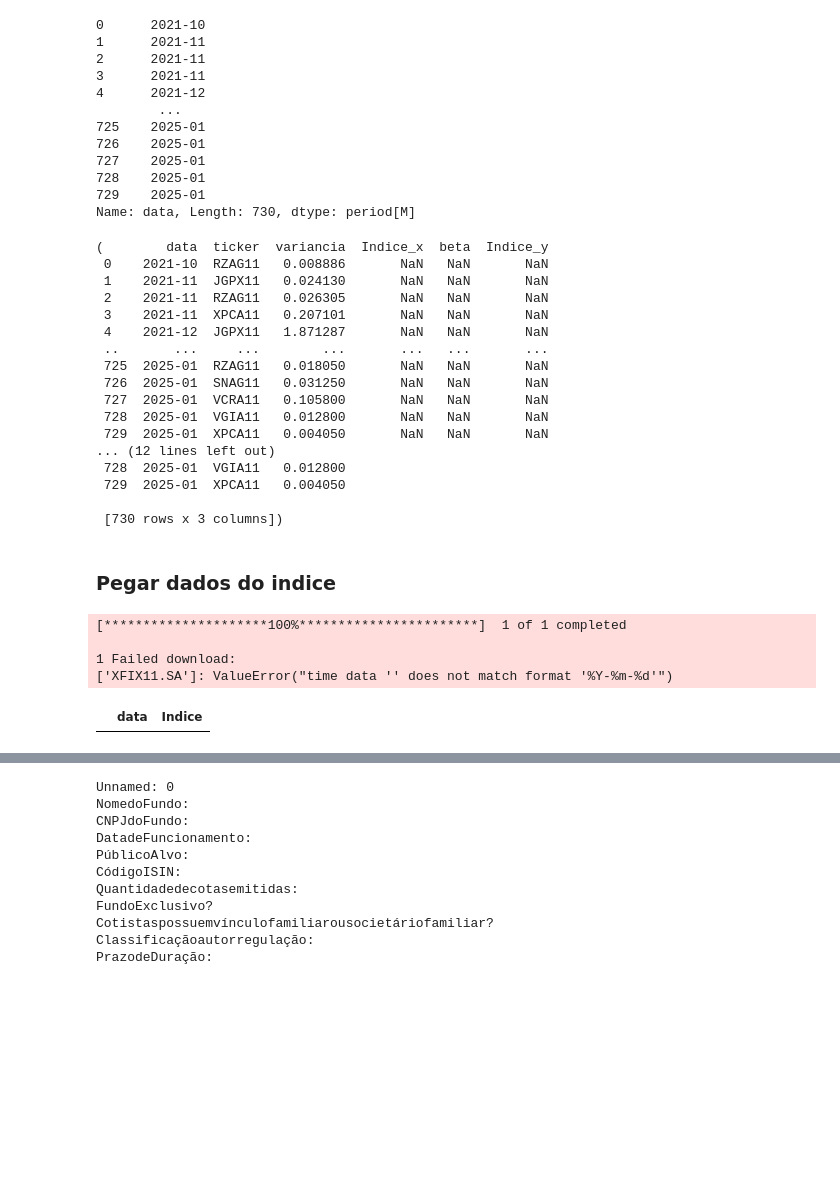
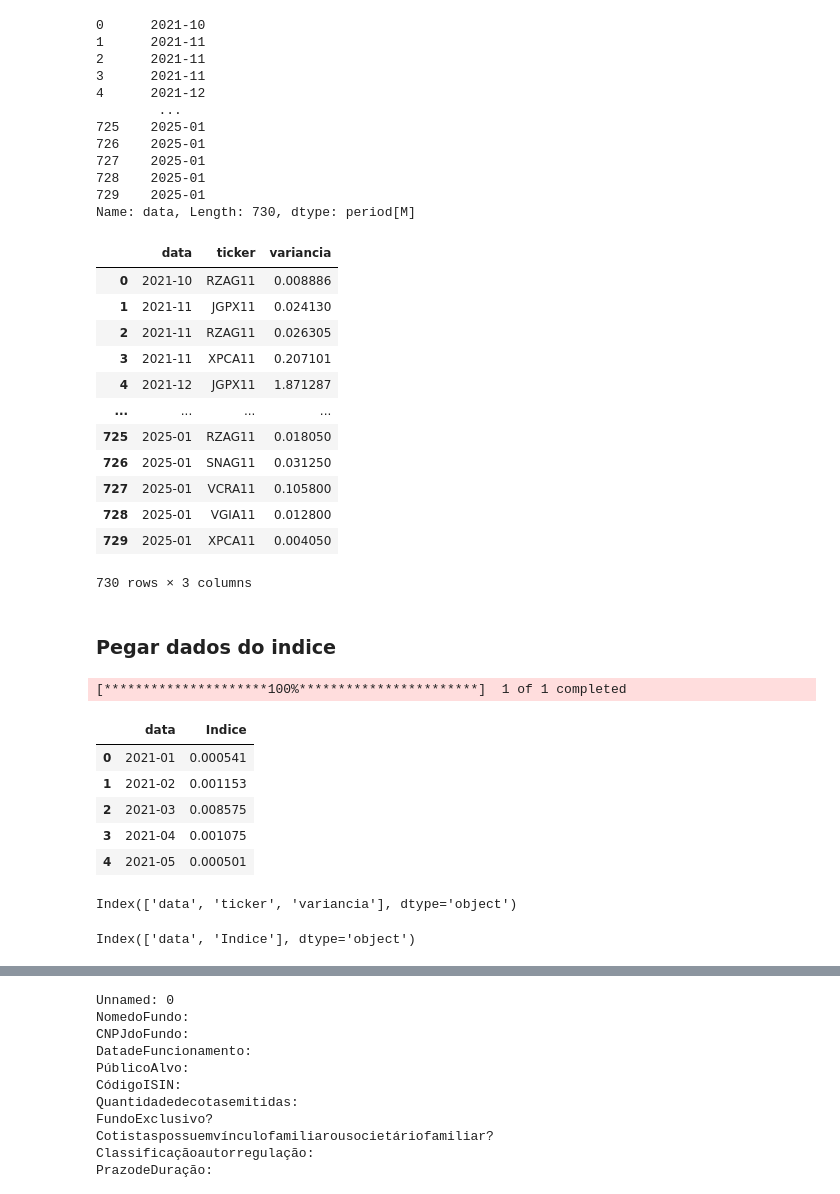
Before and after one commit to ErikMaia/tcc, a Jupyter notebook: src/analisys.ipynb, the cells around one changed output, grey strips where cells are left out. Saved outputs shown, nothing was run; the diff lists cells and outputs as text; code cells hidden in the pictures; blank space fills up the shorter version.

```diff
--- a/src/analisys.ipynb
+++ b/src/analisys.ipynb
@@ -302,40 +303,46 @@ Name: data, Length: 730, dtype: period[M]
 # %%
 # rotulo = pd.merge(rotulo,variance,'left',on=['ticker','data'])
 rotulo = pd.concat([rotulo,variance])
-rotulo,variance
+rotulo
 # %% [output]
+|  | data | ticker | variancia |
+| 0 | 2021-10 | RZAG11 | 0.008886 |
+| 1 | 2021-11 | JGPX11 | 0.024130 |
+| 2 | 2021-11 | RZAG11 | 0.026305 |
+| 3 | 2021-11 | XPCA11 | 0.207101 |
+| 4 | 2021-12 | JGPX11 | 1.871287 |
+| ... | ... | ... | ... |
+| 725 | 2025-01 | RZAG11 | 0.018050 |
+| 726 | 2025-01 | SNAG11 | 0.031250 |
+| 727 | 2025-01 | VCRA11 | 0.105800 |
+| 728 | 2025-01 | VGIA11 | 0.012800 |
+| 729 | 2025-01 | XPCA11 | 0.004050 |
-(        data  ticker  variancia  Indice_x  beta  Indice_y
- 0    2021-10  RZAG11   0.008886       NaN   NaN       NaN
- 1    2021-11  JGPX11   0.024130       NaN   NaN       NaN
- 2    2021-11  RZAG11   0.026305       NaN   NaN       NaN
- 3    2021-11  XPCA11   0.207101       NaN   NaN       NaN
- 4    2021-12  JGPX11   1.871287       NaN   NaN       NaN
- ..       ...     ...        ...       ...   ...       ...
- 725  2025-01  RZAG11   0.018050       NaN   NaN       NaN
- 726  2025-01  SNAG11   0.031250       NaN   NaN       NaN
- 727  2025-01  VCRA11   0.105800       NaN   NaN       NaN
- 728  2025-01  VGIA11   0.012800       NaN   NaN       NaN
- 729  2025-01  XPCA11   0.004050       NaN   NaN       NaN
-... (12 lines left out)
- 728  2025-01  VGIA11   0.012800
- 729  2025-01  XPCA11   0.004050
-
- [730 rows x 3 columns])
+730 rows × 3 columns
 # %% [markdown]
 ### Pegar dados do indice
 # %%
-indice = yf.download(['XFIX11.SA'], start='2019-1-1', end='',multi_level_index=False)['Open']
+indice = yf.download(['XFIX11.SA'], start='2019-1-1',multi_level_index=False)['Open']
 indice = indice.reset_index()
 indice['Data'] = indice['Date'].dt.to_period('M')
 indice = indice.groupby(by='Data')['Open'].var().reset_index()
 indice.columns = ['data', 'Indice']
 indice.head()
 # %% [output]
 [*********************100%***********************]  1 of 1 completed
-
-1 Failed download:
-['XFIX11.SA']: ValueError("time data '' does not match format '%Y-%m-%d'")
 |  | data | Indice |
+| 0 | 2021-01 | 0.000541 |
+| 1 | 2021-02 | 0.001153 |
+| 2 | 2021-03 | 0.008575 |
+| 3 | 2021-04 | 0.001075 |
+| 4 | 2021-05 | 0.000501 |
+# %%
+rotulo.columns
+# %% [output]
+Index(['data', 'ticker', 'variancia'], dtype='object')
+# %%
+indice.columns
+# %% [output]
+Index(['data', 'Indice'], dtype='object')
 # %%
 rotulo = pd.merge(rotulo,indice, on='data')
 rotulo
```
Also changed, not shown: parts of 47 cells of this notebook.
